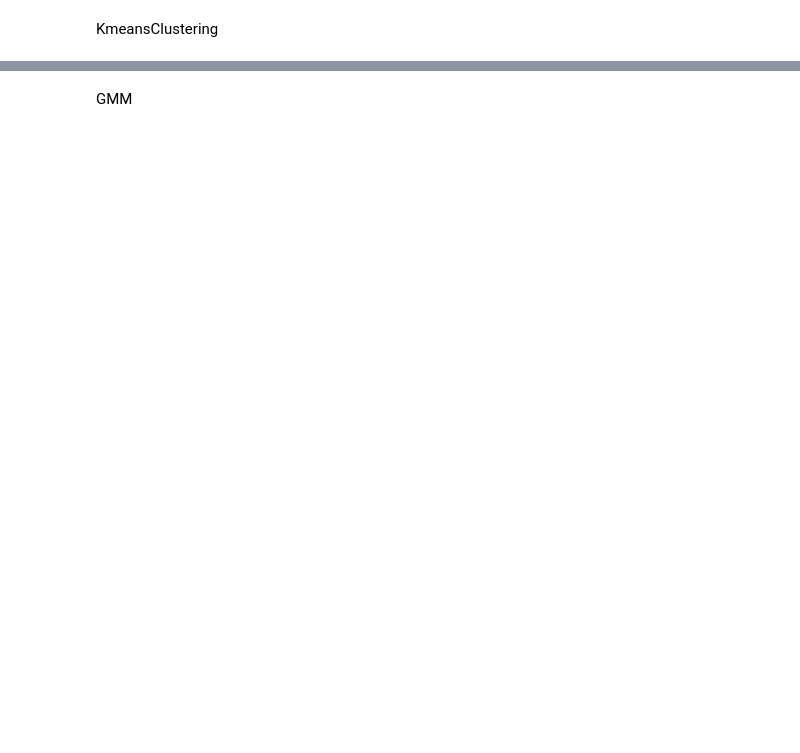
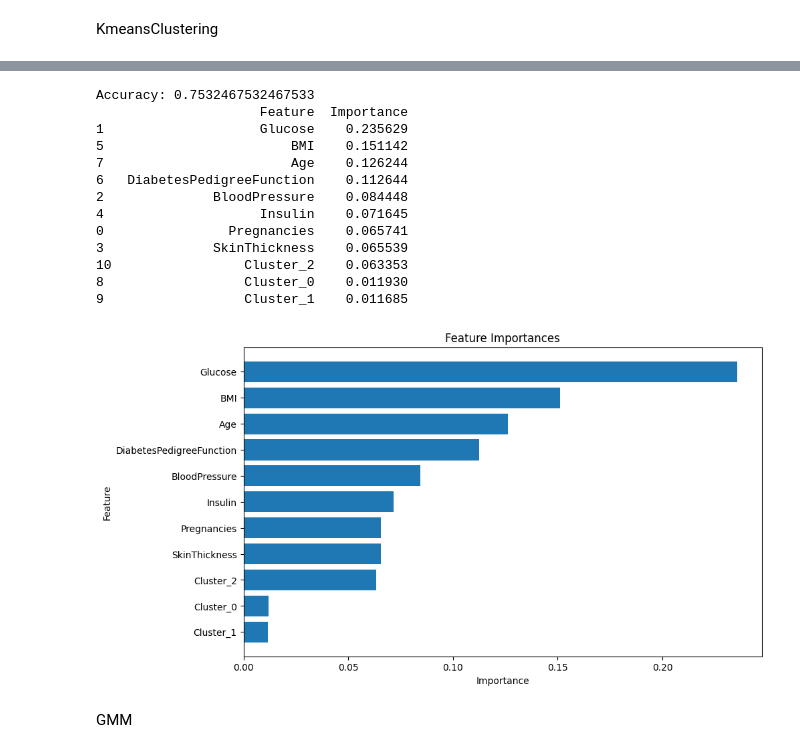
Before and after one commit to ankitrahejagatech/7641HW3, a Jupyter notebook: ClusteringNN.ipynb, the cells around one changed output, grey strips where cells are left out. Cells and saved outputs as stored; diff of their text form; code cells hidden in the pictures; blank space fills up the shorter version.

```diff
--- a/ClusteringNN.ipynb
+++ b/ClusteringNN.ipynb
@@ -487,5 +543,70 @@ Average test duration: 0.0003 seconds
 <matplotlib.legend.Legend at 0x...>
 [figure]
+# %%
+X = kmeans_df.drop(columns='Outcome')
+y = kmeans_df['Outcome']
+
+# Split the data into training and testing sets
+X_train, X_test, y_train, y_test = train_test_split(X, y, test_size=0.2, random_state=42)
+
+# Create a Random Forest classifier
+clf = RandomForestClassifier(random_state=42)
+
+# Train the classifier
+clf.fit(X_train, y_train)
+
+# Make predictions
+y_pred = clf.predict(X_test)
+
+# Calculate accuracy
+accuracy = accuracy_score(y_test, y_pred)
+print(f'Accuracy: {accuracy}')
+
+# Get feature importances
+importances = clf.feature_importances_
+feature_names = X.columns
+
+# Create a DataFrame for better visualization
+feature_importances = pd.DataFrame({'Feature': feature_names, 'Importance': importances})
+
+# Sort the DataFrame by importance
+feature_importances = feature_importances.sort_values(by='Importance', ascending=False)
+
+# Print the feature importances
+print(feature_importances)
+
+# Plot the feature importances
+plt.figure(figsize=(10, 6))
+plt.barh(feature_importances['Feature'], feature_importances['Importance'])
+plt.xlabel('Importance')
+plt.ylabel('Feature')
+plt.title('Feature Importances')
+plt.gca().invert_yaxis()
+# plt.show()
+
+
+output_folder = 'NNClusteringPlots'  # Specify the folder name
+if not os.path.exists(output_folder):
+    os.makedirs(output_folder)  # Create the folder if it does not exist
+
+output_file = os.path.join(output_folder, 'KMeans_NN_Featureimportance.png')
+plt.savefig(output_file, format='png',dpi=300)
+plt.show()
+# %% [output]
+Accuracy: 0.7532467532467533
+                     Feature  Importance
+1                    Glucose    0.235629
+5                        BMI    0.151142
+7                        Age    0.126244
+6   DiabetesPedigreeFunction    0.112644
+2              BloodPressure    0.084448
+4                    Insulin    0.071645
+0                Pregnancies    0.065741
+3              SkinThickness    0.065539
+10                 Cluster_2    0.063353
+8                  Cluster_0    0.011930
+9                  Cluster_1    0.011685
+[figure, added]
 # %% [markdown]
 GMM
 # %%
```
Also changed, not shown: parts of 5 cells of this notebook, 36 other files.
